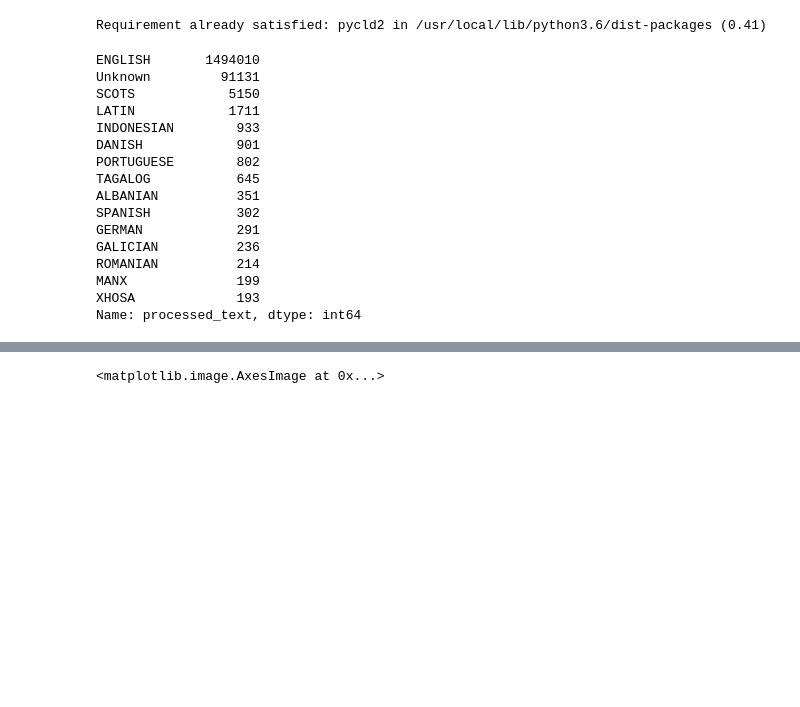
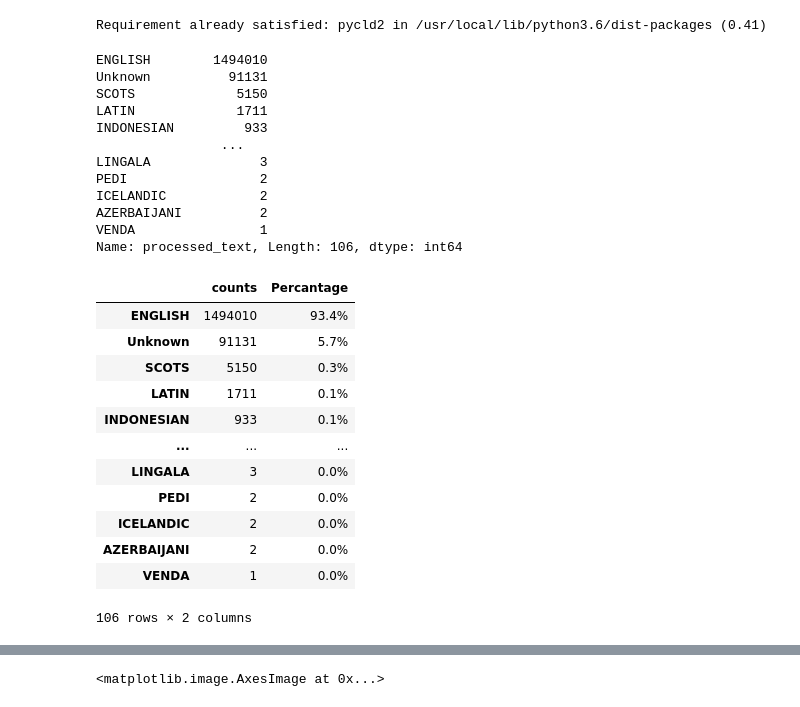
Before and after one commit to Nagesh-Cheripally/Sentiment-analysis-on-1.6M-tweets, a Jupyter notebook: 1_6M_Tweets_Analysis.ipynb, the cells around one changed output, grey strips where cells are left out. Drawn from its saved outputs; the diff is of its cells as text; code cells hidden in the pictures; blank space fills up the shorter version.

```diff
--- a/1_6M_Tweets_Analysis.ipynb
+++ b/1_6M_Tweets_Analysis.ipynb
@@ -225,21 +221,37 @@ def detect_lang(processed_text):
 # %%
 language_detection = dataset["processed_text"].apply(detect_lang)
 # %%
-language_detection.value_counts().head(15)
+language_detection.value_counts()
 # %% [output]
-ENGLISH       1494010
-Unknown         91131
-SCOTS            5150
-LATIN            1711
-INDONESIAN        933
-DANISH            901
-PORTUGUESE        802
-TAGALOG           645
-ALBANIAN          351
-SPANISH           302
-GERMAN            291
-GALICIAN          236
-ROMANIAN          214
-MANX              199
-XHOSA             193
-Name: processed_text, dtype: int64
+ENGLISH        1494010
+Unknown          91131
+SCOTS             5150
+LATIN             1711
+INDONESIAN         933
+                ...
+LINGALA              3
+PEDI                 2
+ICELANDIC            2
+AZERBAIJANI          2
+VENDA                1
+Name: processed_text, Length: 106, dtype: int64
+# %%
+import pandas as pd
+Tweet_count = language_detection.value_counts()
+percent = language_detection.value_counts(normalize=True)
+Percantage = language_detection.value_counts(normalize=True).mul(100).round(1).astype(str) + '%'
+pd.DataFrame({'counts': Tweet_count, 'Percantage': Percantage})
+# %% [output]
+|  | counts | Percantage |
+| ENGLISH | 1494010 | 93.4% |
+| Unknown | 91131 | 5.7% |
+| SCOTS | 5150 | 0.3% |
+| LATIN | 1711 | 0.1% |
+| INDONESIAN | 933 | 0.1% |
+| ... | ... | ... |
+| LINGALA | 3 | 0.0% |
+| PEDI | 2 | 0.0% |
+| ICELANDIC | 2 | 0.0% |
+| AZERBAIJANI | 2 | 0.0% |
+| VENDA | 1 | 0.0% |
+106 rows × 2 columns
```
Also changed, not shown: parts of 4 cells of this notebook.
